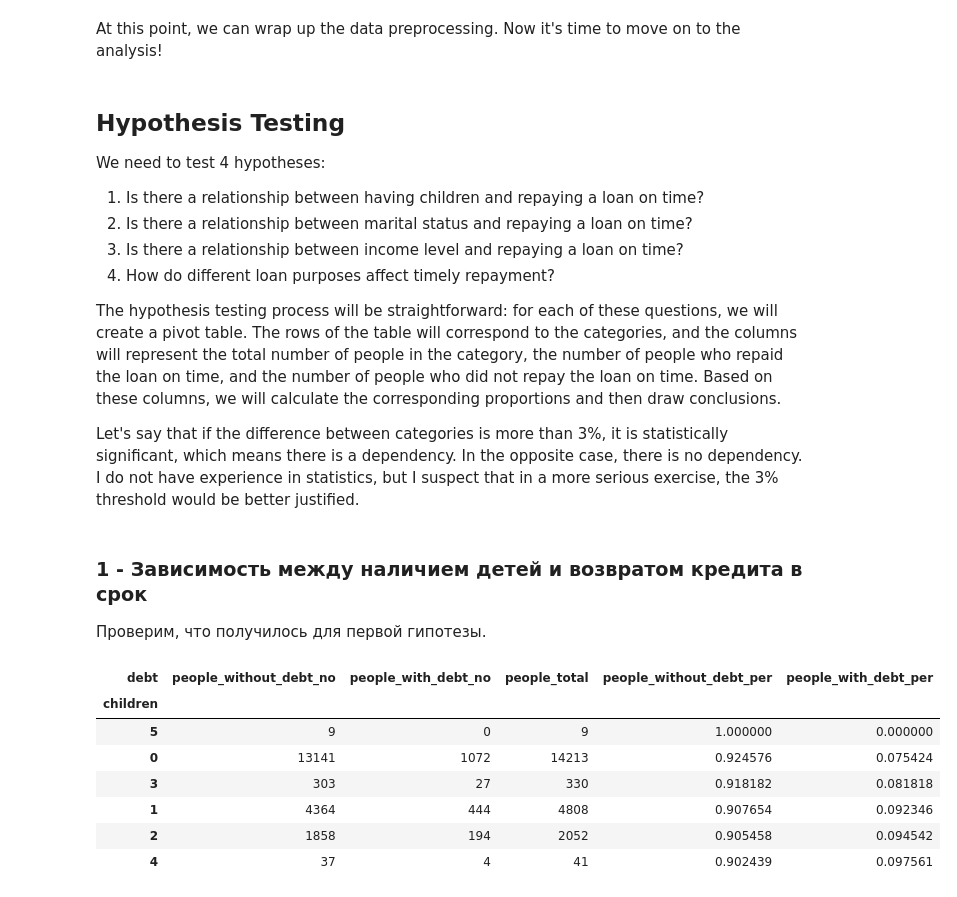
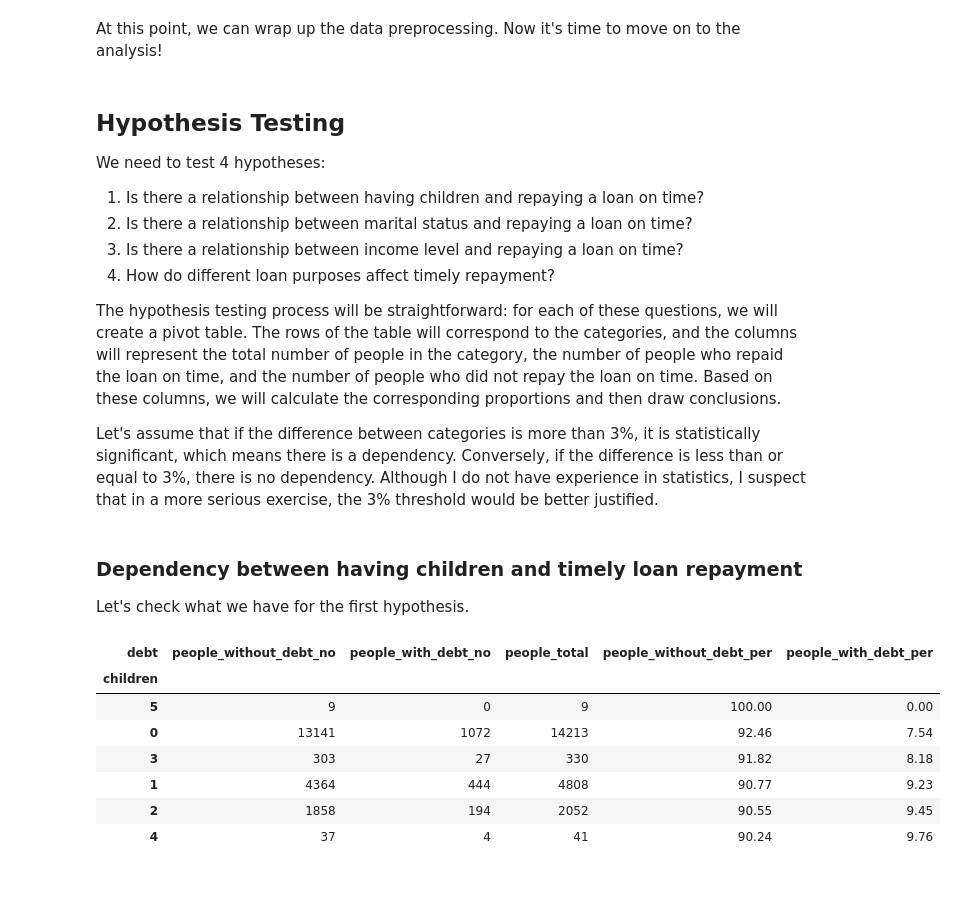
Before and after one commit to mskhmelik/prj_credit_scoring, a Jupyter notebook: prj_credit_score.ipynb, the cells around one changed output. Saved outputs shown, nothing was run; the diff lists cells and outputs as text; code cells hidden in the pictures.

```diff
--- a/prj_credit_score.ipynb
+++ b/prj_credit_score.ipynb
@@ -415,4 +415,4 @@ We need to test 4 hypotheses:
 
 The hypothesis testing process will be straightforward: for each of these questions, we will create a pivot table. The rows of the table will correspond to the categories, and the columns will represent the total number of people in the category, the number of people who repaid the loan on time, and the number of people who did not repay the loan on time. Based on these columns, we will calculate the corresponding proportions and then draw conclusions.
 
-Let's say that if the difference between categories is more than 3%, it is statistically significant, which means there is a dependency. In the opposite case, there is no dependency. I do not have experience in statistics, but I suspect that in a more serious exercise, the 3% threshold would be better justified.
+Let's assume that if the difference between categories is more than 3%, it is statistically significant, which means there is a dependency. Conversely, if the difference is less than or equal to 3%, there is no dependency. Although I do not have experience in statistics, I suspect that in a more serious exercise, the 3% threshold would be better justified.
@@ -442,15 +419,51 @@ def fun_counter( data, rows ):
-# %% [markdown]
-### 1 - Зависимость между наличием детей и возвратом кредита в срок
-
-Проверим, что получилось для первой гипотезы.
+# %%
+def fun_get_summary(data: pd.DataFrame, rows: object) -> pd.DataFrame:
+    """
+    Calculates the counts and percentages of people with and without debt based on the given data.
+
+    Args:
+        data (DataFrame): The input data containing information about individuals.
+        rows (str or list): The column(s) to be used as the row index(es) in the pivot table.
+
+    Returns:
+        DataFrame: A pivot table with counts and percentages of people with and without debt, sorted by 'people_with_debt_per' and 'people_total' columns.
+
+    Raises:
+        KeyError: If the specified columns 'gender' or 'debt' are not found in the data.
+    """
+
+    pivot = (
+        pd.pivot_table(
+            data,
+            values='gender',
+            index=rows,
+            columns='debt',
+            aggfunc='count',
+            fill_value=0
+        )
+        .rename(
+            columns={0:'people_without_debt_no', 1:'people_with_debt_no'}, level=0
+        )
+        .assign(
+            people_total=lambda df: df.people_without_debt_no + df.people_with_debt_no,
+            people_without_debt_per=lambda df: round(df.people_without_debt_no / df.people_total * 100, 2),
+            people_with_debt_per=lambda df: round(df.people_with_debt_no / df.people_total * 100, 2)
+        )
+    )
+
+    return pivot.sort_values(by=['people_with_debt_per', 'people_total'])
+# %% [markdown]
+### Dependency between having children and timely loan repayment
+
+Let's check what we have for the first hypothesis.
 # %%
-display( fun_counter( df, 'children' ) )
+display(fun_get_summary(df, 'children' ))
 # %% [output]
 | debt | people_without_debt_no | people_with_debt_no | people_total | people_without_debt_per | people_with_debt_per |
 | children |  |  |  |  |  |
-| 5 | 9 | 0 | 9 | 1.000000 | 0.000000 |
-| 0 | 13141 | 1072 | 14213 | 0.924576 | 0.075424 |
-| 3 | 303 | 27 | 330 | 0.918182 | 0.081818 |
-| 1 | 4364 | 444 | 4808 | 0.907654 | 0.092346 |
-| 2 | 1858 | 194 | 2052 | 0.905458 | 0.094542 |
-| 4 | 37 | 4 | 41 | 0.902439 | 0.097561 |
+| 5 | 9 | 0 | 9 | 100.00 | 0.00 |
+| 0 | 13141 | 1072 | 14213 | 92.46 | 7.54 |
+| 3 | 303 | 27 | 330 | 91.82 | 8.18 |
+| 1 | 4364 | 444 | 4808 | 90.77 | 9.23 |
+| 2 | 1858 | 194 | 2052 | 90.55 | 9.45 |
+| 4 | 37 | 4 | 41 | 90.24 | 9.76 |
```
Also changed, not shown: parts of 19 cells of this notebook.
